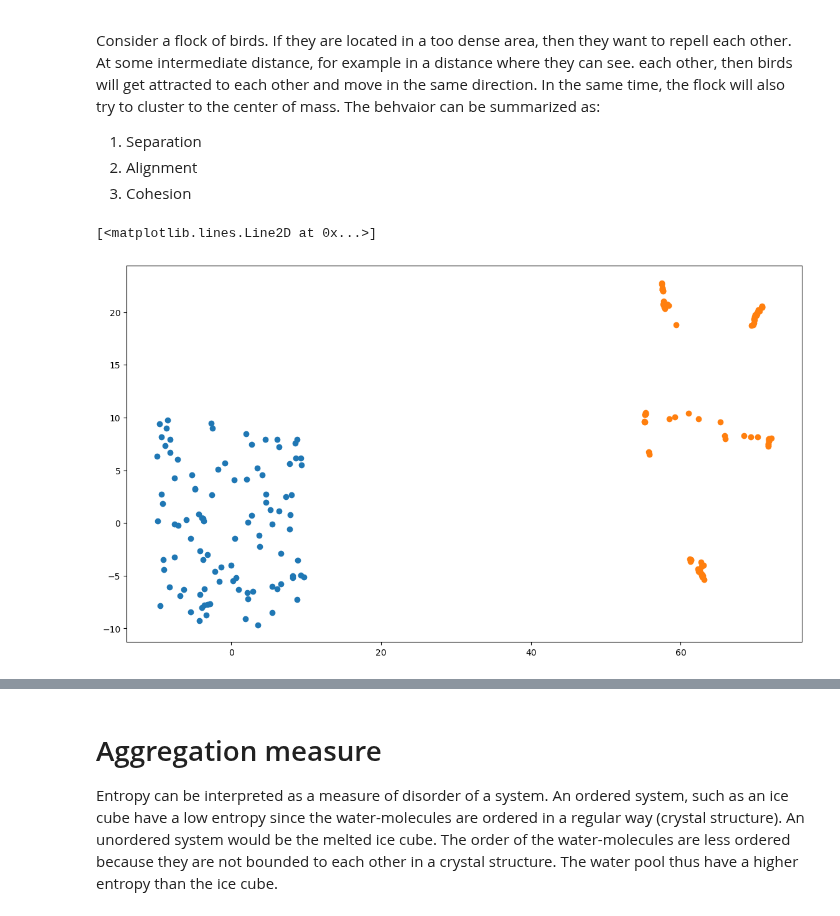
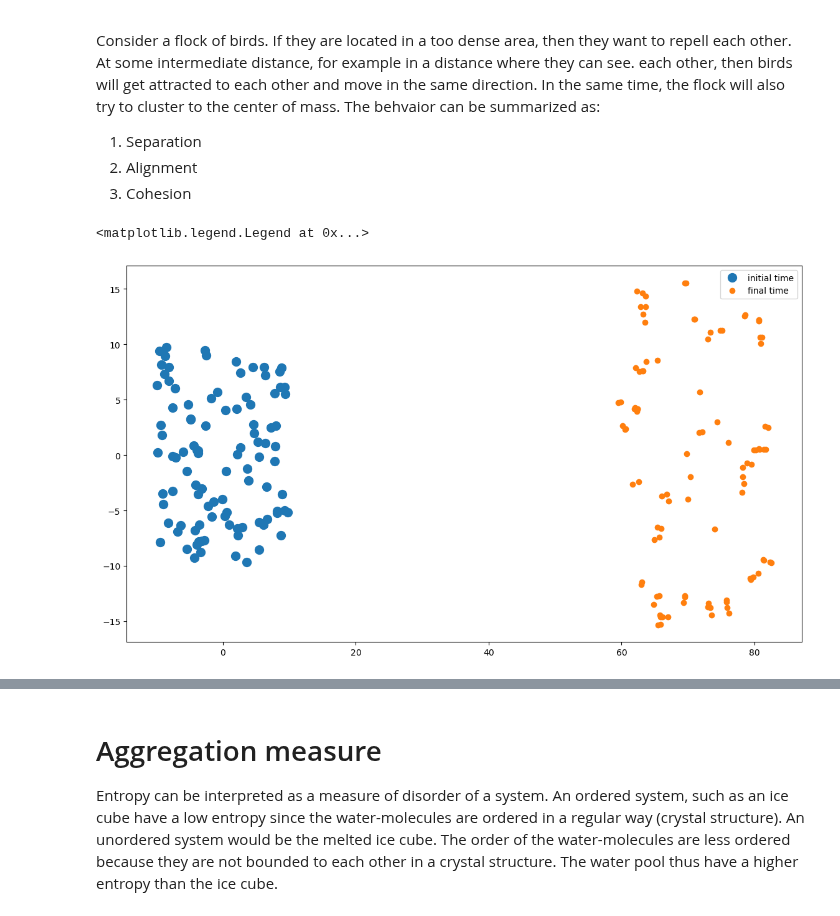
Before and after one commit to SunAndClouds/ComplexSystems, a Jupyter notebook: Lab4.ipynb, the cells around one changed output, grey strips where cells are left out. Drawn from its saved outputs; the diff is of its cells as text; code cells hidden in the pictures.

```diff
--- a/Lab4.ipynb
+++ b/Lab4.ipynb
@@ -27,7 +27,7 @@ r1, r2, r3 = 1, 5, 10
 N = 100  # Number of particles
 x1, x2 = -10, 10
 v1, v2 = -1, 1
-rho1, rho2, rho3, rho4 = [0.1, 0.6, 0.2, 0.1]
+rho1, rho2, rho3, rho4 = [0.1, 0.6, 0.1, 0.2]
 eta = 0.5 * np.pi  # random factor upper bound (in radians)
 
 # Animation constants
@@ -41,7 +41,7 @@ position_history = np.zeros([frames, N, 2])
 xy = np.random.uniform(x1, x2, [N, 2])  # Particle positions
 v  = np.random.uniform(v1, v2, [N, 2])  # Particle velocities
 
-# Function for computing distances
+# Function for computing the pair wise distances of the particles.
 @njit
 def get_distances(xy):
     N = len(xy)
@@ -67,10 +67,9 @@ def theta2(xy, v, i, alignment_indices):
     neighbors_v = v[neighbors_indices]
     # calculate angles of velocities
     neighbors_theta = np.arctan2(neighbors_v[:, 1], neighbors_v[:, 0])
-    # calculate mean direction angle using circular mean
+    # calculate mean direction angle
     mean_direction = np.arctan2(np.sum(np.sin(neighbors_theta)), np.sum(np.cos(neighbors_theta)))
     return mean_direction
-
 
 
 def theta3(xy):
@@ -80,7 +79,10 @@ def theta3(xy):
     return theta
 
 
+# Function for updating the velocity vector for each particle
 def update_vector(repelling_angles, theta2_value, attracting_angles, prev_direction):
+
+    # Function for converting from angle to directional vector
     def directional_vector(theta):
         if isinstance(theta, (float, np.float32, np.float64)):
             u = np.array([np.cos(theta), np.sin(theta)])
@@ -88,11 +90,14 @@ def update_vector(repelling_angles, theta2_value, attracting_angles, prev_direct
             u = np.array([np.cos(theta), np.sin(theta)]).T
         return u
 
-    # If there are no birds in all three zones, return previous direction randomly perturbed
+    # If there are no particles in all three zones, return previous direction randomly perturbed
     if repelling_angles.size == 0 and np.isnan(theta2_value) and attracting_angles.size == 0:
         alpha, beta = 0.6, 0.4  # example weights for previous direction and random factor
         return alpha * prev_direction + beta * directional_vector(np.random.uniform(-eta, eta))
 
+    # Computing the unit directional vector based on the angle.
+    # The else statements handles the special case where there is no repelling/attracting particles,
+    # in that case the directional vector is zero, i.e., no updating.
     e1 = np.mean(directional_vector(repelling_angles), axis=0) if repelling_angles.size > 0 else np.array([0.0, 0.0])
     e2 = directional_vector(theta2_value) if not np.isnan(theta2_value) else np.array([0.0, 0.0])
     e3 = np.mean(directional_vector(attracting_angles), axis=0) if attracting_angles.size > 0 else np.array([0.0, 0.0])
@@ -129,11 +134,14 @@ for t in tqdm(range(time_steps)):
     # Update positions
     xy += v * dt
 # %%
-plt.plot(*position_history[0].T, "o")
-plt.plot(*position_history[-1].T, "o")
+# Plotting the first and last frame of the simulation
+position_history = np.array(position_history)
+plt.plot(*position_history[0].T, "o", ms=10, label="initial time")
+plt.plot(*position_history[-1].T, "o", label="final time")
+plt.legend()
 # %% [output]
-[<matplotlib.lines.Line2D at 0x...>]
+<matplotlib.legend.Legend at 0x...>
-[figure, old version]
+[figure, new version]
 # %%
 def plot_animation(simulation_data):
     fig, ax = plt.subplots(figsize=(10, 10), dpi=100)
```
Also changed, not shown: parts of 7 cells of this notebook, 1 other file.
